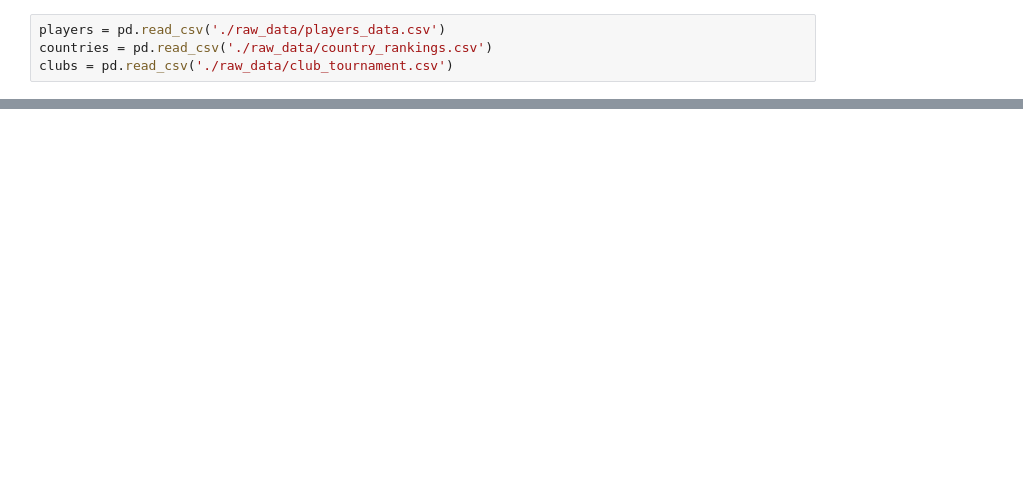
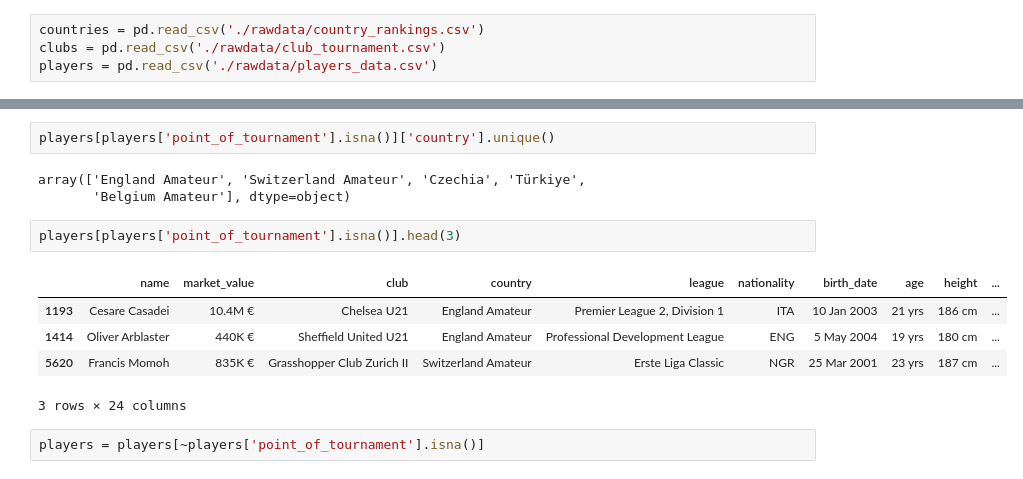
Before and after one commit to Le-Phuoc-Duy/Clustering-Player-Market, a Jupyter notebook: clean_data.ipynb, the cells around one changed output, grey strips where cells are left out. Drawn from its saved outputs; the diff is of its cells as text; blank space fills up the shorter version.

```diff
--- a/clean_data.ipynb
+++ b/clean_data.ipynb
@@ -4,4 +7,4 @@ import numpy as np
 # %%
-players = pd.read_csv('./raw_data/players_data.csv')
-countries = pd.read_csv('./raw_data/country_rankings.csv')
-clubs = pd.read_csv('./raw_data/club_tournament.csv')
+countries = pd.read_csv('./rawdata/country_rankings.csv')
+clubs = pd.read_csv('./rawdata/club_tournament.csv')
+players = pd.read_csv('./rawdata/players_data.csv')
@@ -21,0 +37,15 @@ players = players[['name', 'market_value', 'age', 'height', 'preferred_foot', 'p
+# %%
+players[players['point_of_tournament'].isna()]['country'].unique()
+# %% [output]
+array(['England Amateur', 'Switzerland Amateur', 'Czechia', 'Türkiye',
+       'Belgium Amateur'], dtype=object)
+# %%
+players[players['point_of_tournament'].isna()].head(3)
+# %% [output]
+|  | name | market_value | club | country | league | nationality | birth_date | age | height | ... |
+| 1193 | Cesare Casadei | 10.4M € | Chelsea U21 | England Amateur | Premier League 2, Division 1 | ITA | 10 Jan 2003 | 21 yrs | 186 cm | ... |
+| 1414 | Oliver Arblaster | 440K € | Sheffield United U21 | England Amateur | Professional Development League | ENG | 5 May 2004 | 19 yrs | 180 cm | ... |
+| 5620 | Francis Momoh | 835K € | Grasshopper Club Zurich II | Switzerland Amateur | Erste Liga Classic | NGR | 25 Mar 2001 | 23 yrs | 187 cm | ... |
+3 rows × 24 columns
+# %%
+players = players[~players['point_of_tournament'].isna()]
```
Also changed, not shown: parts of 49 cells of this notebook, 2 other files.
